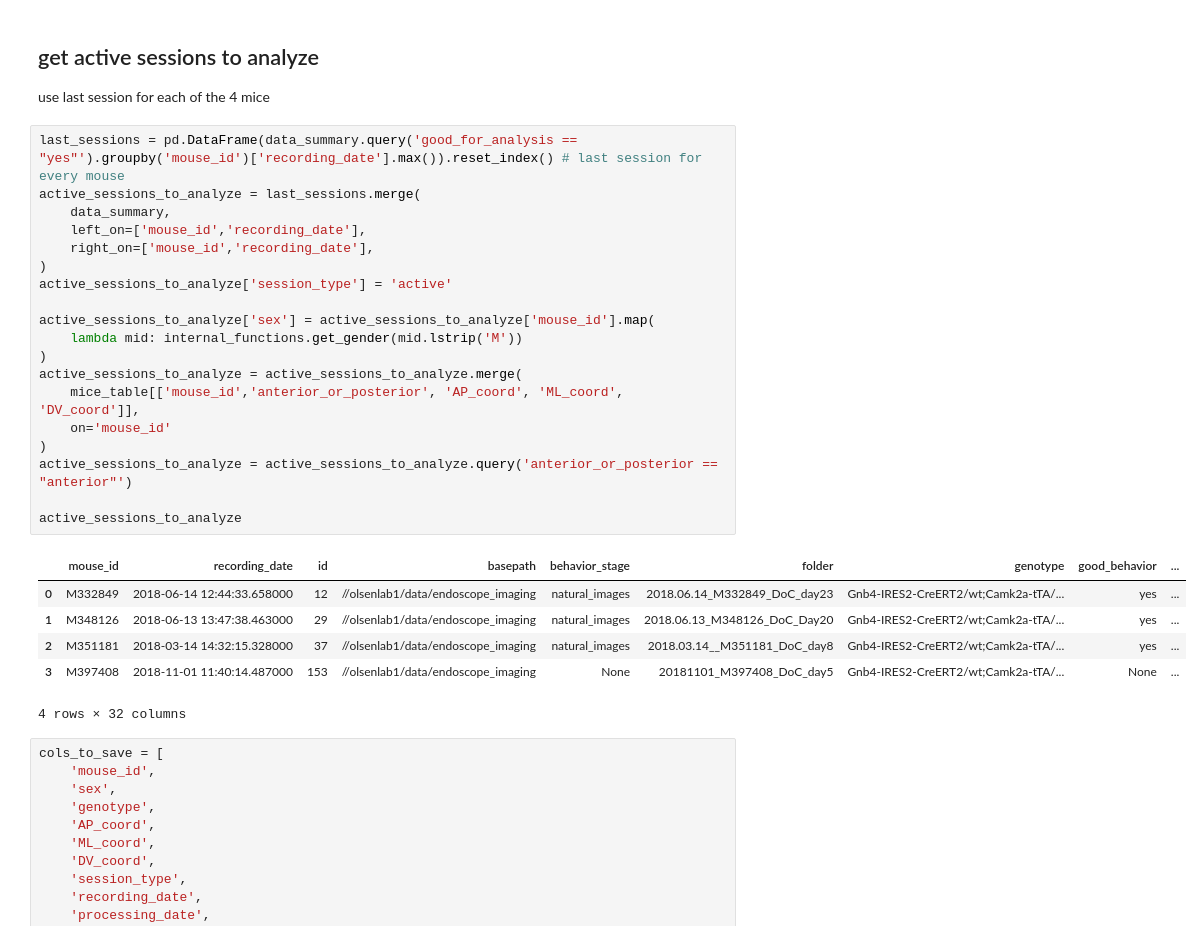
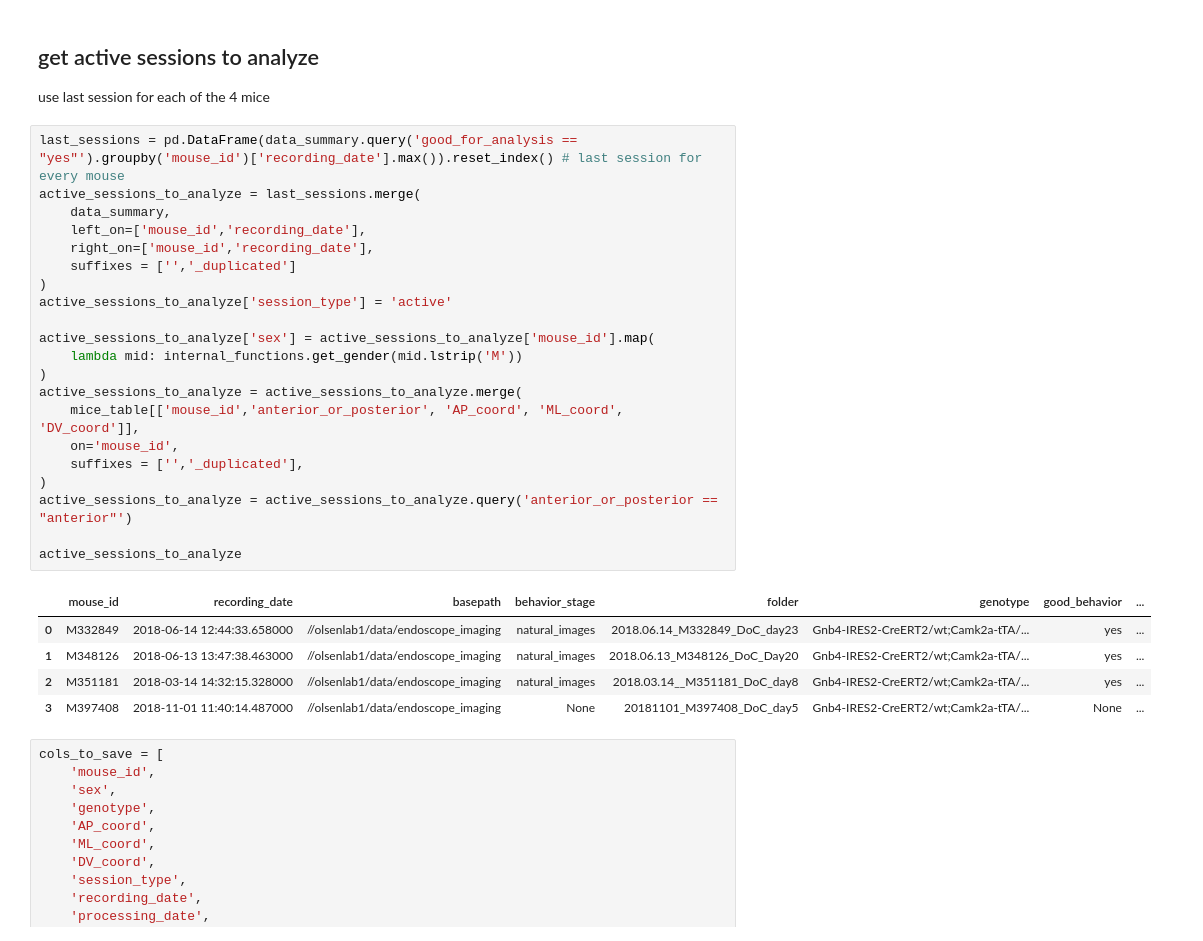
Before and after one commit to AllenInstitute/claustrum_imaging_manuscript, a Jupyter notebook: utilities/process_data.ipynb, the cells around one changed output. Drawn from its saved outputs; the diff is of its cells as text.

```diff
--- a/utilities/process_data.ipynb
+++ b/utilities/process_data.ipynb
@@ -157,29 +161,30 @@ use last session for each of the 4 mice
 # %%
 last_sessions = pd.DataFrame(data_summary.query('good_for_analysis == "yes"').groupby('mouse_id')['recording_date'].max()).reset_index() # last session for every mouse
 active_sessions_to_analyze = last_sessions.merge(
     data_summary,
     left_on=['mouse_id','recording_date'],
     right_on=['mouse_id','recording_date'],
+    suffixes = ['','_duplicated']
 )
 active_sessions_to_analyze['session_type'] = 'active'
 
 active_sessions_to_analyze['sex'] = active_sessions_to_analyze['mouse_id'].map(
     lambda mid: internal_functions.get_gender(mid.lstrip('M'))
 )
 active_sessions_to_analyze = active_sessions_to_analyze.merge(
     mice_table[['mouse_id','anterior_or_posterior', 'AP_coord', 'ML_coord', 'DV_coord']],
-    on='mouse_id'
+    on='mouse_id',
+    suffixes = ['','_duplicated'],
 )
 active_sessions_to_analyze = active_sessions_to_analyze.query('anterior_or_posterior == "anterior"')
 
 active_sessions_to_analyze
 # %% [output]
-|  | mouse_id | recording_date | id | basepath | behavior_stage | folder | genotype | good_behavior | ... |
-| 0 | M332849 | 2018-06-14 12:44:33.658000 | 12 | //olsenlab1/data/endoscope_imaging | natural_images | 2018.06.14_M332849_DoC_day23 | Gnb4-IRES2-CreERT2/wt;Camk2a-tTA/... | yes | ... |
-| 1 | M348126 | 2018-06-13 13:47:38.463000 | 29 | //olsenlab1/data/endoscope_imaging | natural_images | 2018.06.13_M348126_DoC_Day20 | Gnb4-IRES2-CreERT2/wt;Camk2a-tTA/... | yes | ... |
-| 2 | M351181 | 2018-03-14 14:32:15.328000 | 37 | //olsenlab1/data/endoscope_imaging | natural_images | 2018.03.14__M351181_DoC_day8 | Gnb4-IRES2-CreERT2/wt;Camk2a-tTA/... | yes | ... |
-| 3 | M397408 | 2018-11-01 11:40:14.487000 | 153 | //olsenlab1/data/endoscope_imaging | None | 20181101_M397408_DoC_day5 | Gnb4-IRES2-CreERT2/wt;Camk2a-tTA/... | None | ... |
+|  | mouse_id | recording_date | basepath | behavior_stage | folder | genotype | good_behavior | ... |
+| 0 | M332849 | 2018-06-14 12:44:33.658000 | //olsenlab1/data/endoscope_imaging | natural_images | 2018.06.14_M332849_DoC_day23 | Gnb4-IRES2-CreERT2/wt;Camk2a-tTA/... | yes | ... |
+| 1 | M348126 | 2018-06-13 13:47:38.463000 | //olsenlab1/data/endoscope_imaging | natural_images | 2018.06.13_M348126_DoC_Day20 | Gnb4-IRES2-CreERT2/wt;Camk2a-tTA/... | yes | ... |
+| 2 | M351181 | 2018-03-14 14:32:15.328000 | //olsenlab1/data/endoscope_imaging | natural_images | 2018.03.14__M351181_DoC_day8 | Gnb4-IRES2-CreERT2/wt;Camk2a-tTA/... | yes | ... |
+| 3 | M397408 | 2018-11-01 11:40:14.487000 | //olsenlab1/data/endoscope_imaging | None | 20181101_M397408_DoC_day5 | Gnb4-IRES2-CreERT2/wt;Camk2a-tTA/... | None | ... |
-4 rows × 32 columns
 # %%
 cols_to_save = [
     'mouse_id',
```
Also changed, not shown: parts of 3 cells of this notebook, 8 other files.
